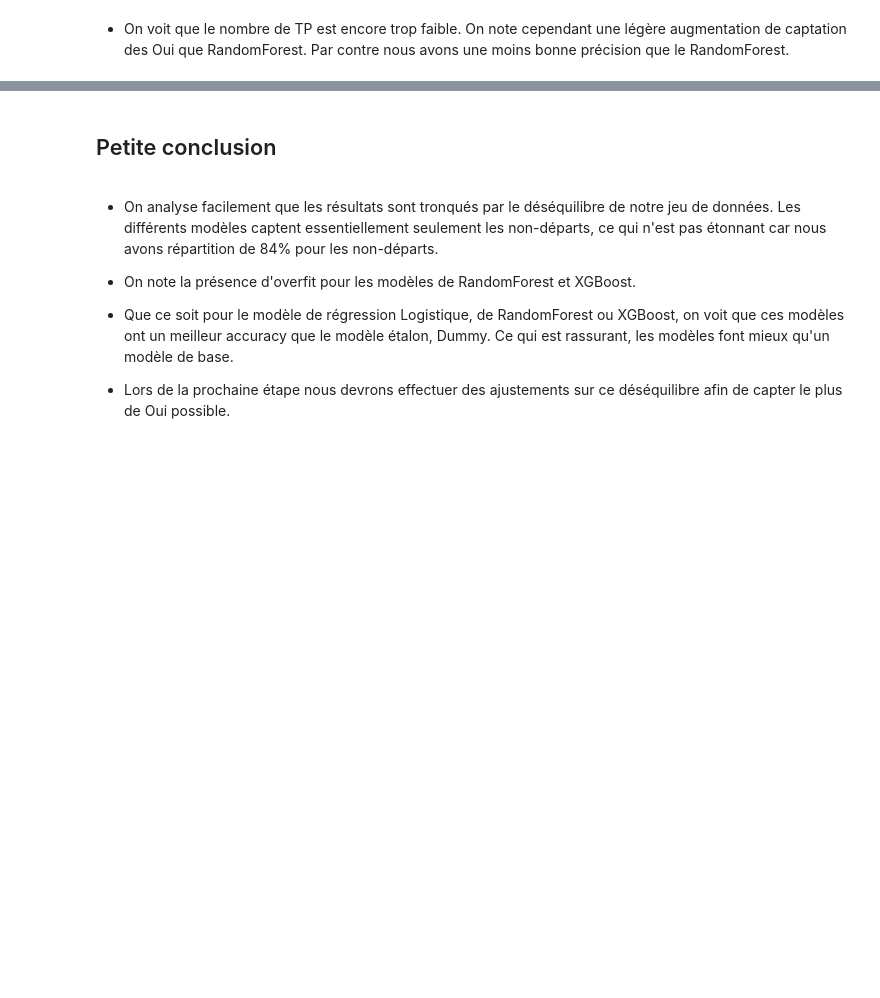
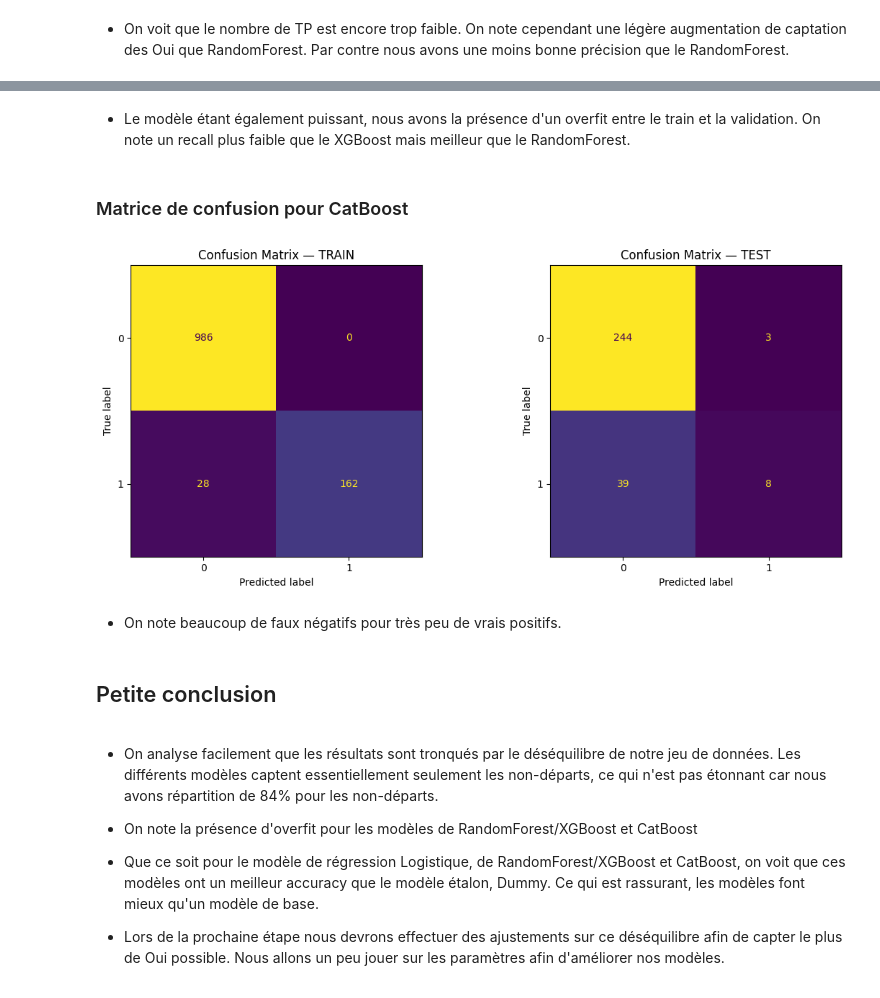
Before and after one commit to SCFlorian/Classifiez_automatiquement_des_informations, a Jupyter notebook: notebooks/notebook_3_modele_classification.ipynb, the cells around one changed output, grey strips where cells are left out. Drawn from its saved outputs; the diff is of its cells as text; code cells hidden in the pictures; blank space fills up the shorter version.

Commit message:
Mise à jour étape 3 - ajout de test sur CatBoost

```diff
--- a/notebooks/notebook_3_modele_classification.ipynb
+++ b/notebooks/notebook_3_modele_classification.ipynb
@@ -452,8 +516,32 @@ plt.show()
+# %% [markdown]
+* Le modèle étant également puissant, nous avons la présence d'un overfit entre le train et la validation. On note un recall plus faible que le XGBoost mais meilleur que le RandomForest.
+# %% [markdown]
+### Matrice de confusion pour CatBoost
+# %%
+classes = sorted(y_test.unique())
+
+# Matrices de confusion
+cm_train = confusion_matrix(y_train, y_pred_train, labels=classes)
+cm_test  = confusion_matrix(y_test,  y_pred_test,  labels=classes)
+
+fig, axes = plt.subplots(1, 2, figsize=(12, 5))
+ConfusionMatrixDisplay(cm_train, display_labels=classes).plot(ax=axes[0], colorbar=False)
+axes[0].set_title("Confusion Matrix — TRAIN")
+
+ConfusionMatrixDisplay(cm_test, display_labels=classes).plot(ax=axes[1], colorbar=False)
+axes[1].set_title("Confusion Matrix — TEST")
+
+plt.tight_layout()
+plt.show()
+# %% [output]
+[figure, added]
+# %% [markdown]
+* On note beaucoup de faux négatifs pour très peu de vrais positifs.
 # %% [markdown]
 ## Petite conclusion
 # %% [markdown]
 * On analyse facilement que les résultats sont tronqués par le déséquilibre de notre jeu de données. Les différents modèles captent essentiellement seulement les non-départs, ce qui n'est pas étonnant car nous avons répartition de 84% pour les non-départs.
-* On note la présence d'overfit pour les modèles de RandomForest et XGBoost.
-* Que ce soit pour le modèle de régression Logistique, de RandomForest ou XGBoost, on voit que ces modèles ont un meilleur accuracy que le modèle étalon, Dummy. Ce qui est rassurant, les modèles font mieux qu'un modèle de base.
+* On note la présence d'overfit pour les modèles de RandomForest/XGBoost et CatBoost
+* Que ce soit pour le modèle de régression Logistique, de RandomForest/XGBoost et CatBoost, on voit que ces modèles ont un meilleur accuracy que le modèle étalon, Dummy. Ce qui est rassurant, les modèles font mieux qu'un modèle de base.
 
-* Lors de la prochaine étape nous devrons effectuer des ajustements sur ce déséquilibre afin de capter le plus de Oui possible.
+* Lors de la prochaine étape nous devrons effectuer des ajustements sur ce déséquilibre afin de capter le plus de Oui possible. Nous allons un peu jouer sur les paramètres afin d'améliorer nos modèles.
```
Also changed, not shown: parts of 3 cells of this notebook.
